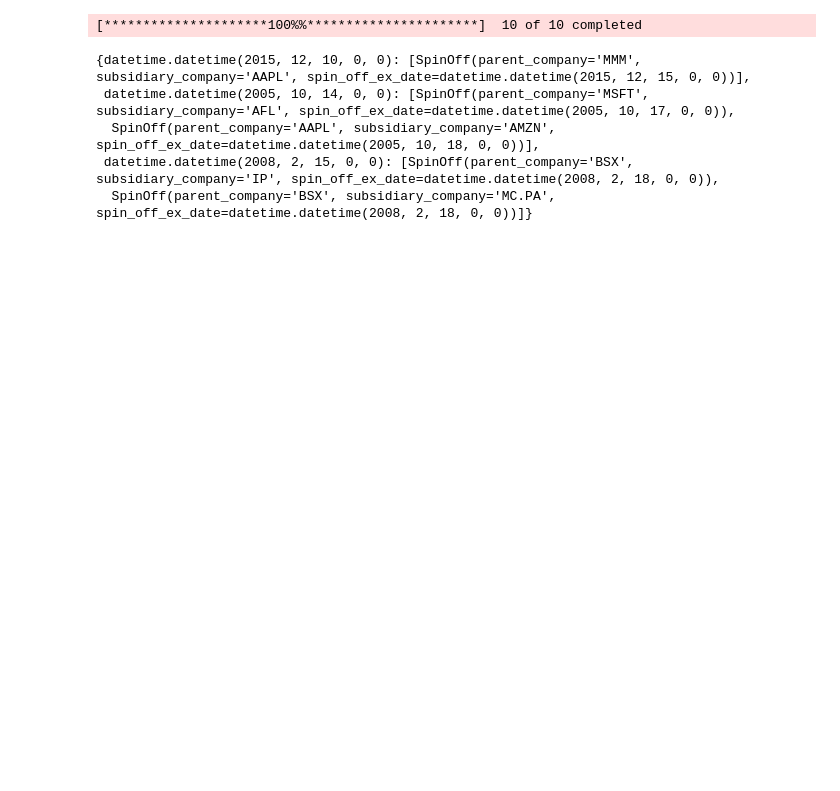
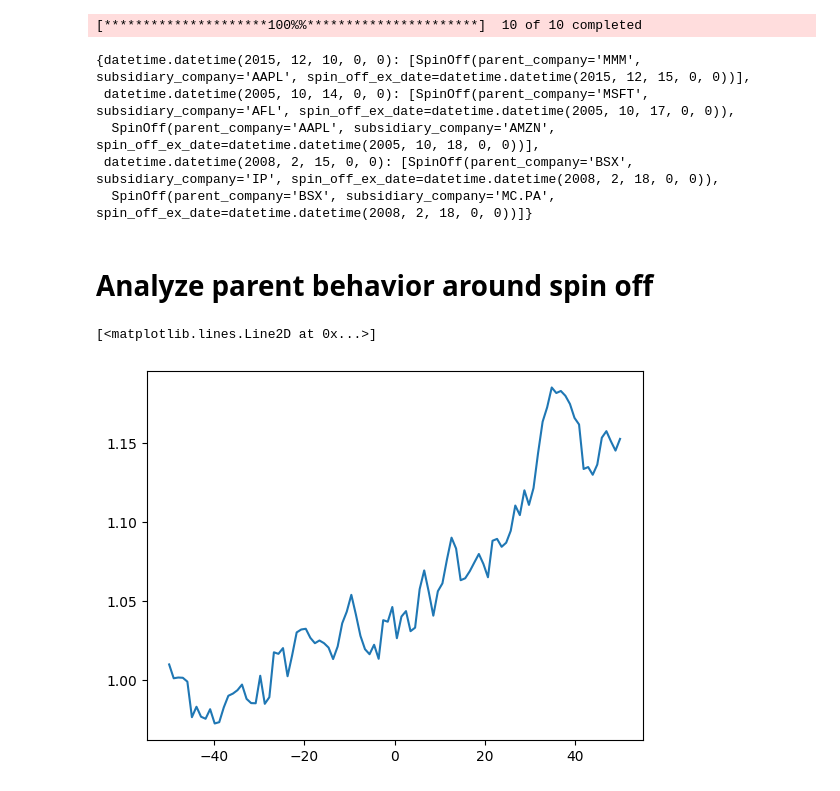
Before and after one commit to BaptisteZloch/Stock-Performance-Spin-off-Subsidiaries-Parents-ETF, a Jupyter notebook: src/Backtest_fake_data.ipynb, the cells around one changed output. Cells and saved outputs as stored; diff of their text form; code cells hidden in the pictures; blank space fills up the shorter version.

```diff
--- a/src/Backtest_fake_data.ipynb
+++ b/src/Backtest_fake_data.ipynb
@@ -79,3 +80,30 @@ spin_off_announcement
   SpinOff(parent_company='AAPL', subsidiary_company='AMZN', spin_off_ex_date=datetime.datetime(2005, 10, 18, 0, 0))],
  datetime.datetime(2008, 2, 15, 0, 0): [SpinOff(parent_company='BSX', subsidiary_company='IP', spin_off_ex_date=datetime.datetime(2008, 2, 18, 0, 0)),
   SpinOff(parent_company='BSX', subsidiary_company='MC.PA', spin_off_ex_date=datetime.datetime(2008, 2, 18, 0, 0))]}
+# %% [markdown]
+# Analyze parent behavior around spin off
+# %%
+from backtest.analysis import get_around_spin_off_parent_behavior
+
+DAYS_BEFORE = 50
+DAYS_AFTER = 50
+
+behaviours = []
+
+for spinoffs in spin_off_announcement.values():
+    for spinoff in spinoffs:
+        behaviours.append(
+            get_around_spin_off_parent_behavior(
+                univ.get_universe_returns(), spinoff, DAYS_BEFORE, DAYS_AFTER
+            )
+        )
+
+behaviours = np.array(behaviours)
+# %%
+from matplotlib import pyplot as plt
+
+
+plt.plot(np.linspace(-DAYS_BEFORE,DAYS_AFTER,num=DAYS_BEFORE+DAYS_AFTER),np.mean(behaviours, axis=0))
+# %% [output]
+[<matplotlib.lines.Line2D at 0x...>]
+[figure, added]
```
Also changed, not shown: parts of 5 cells of this notebook, 3 other files.
